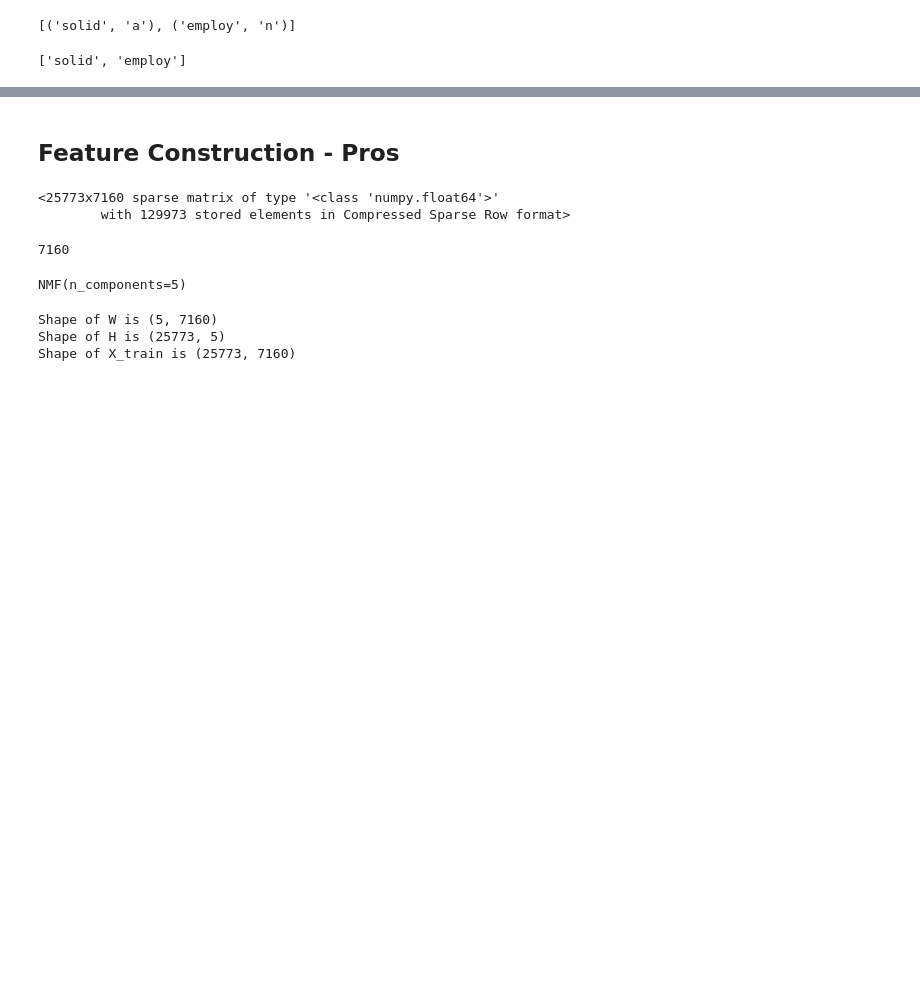
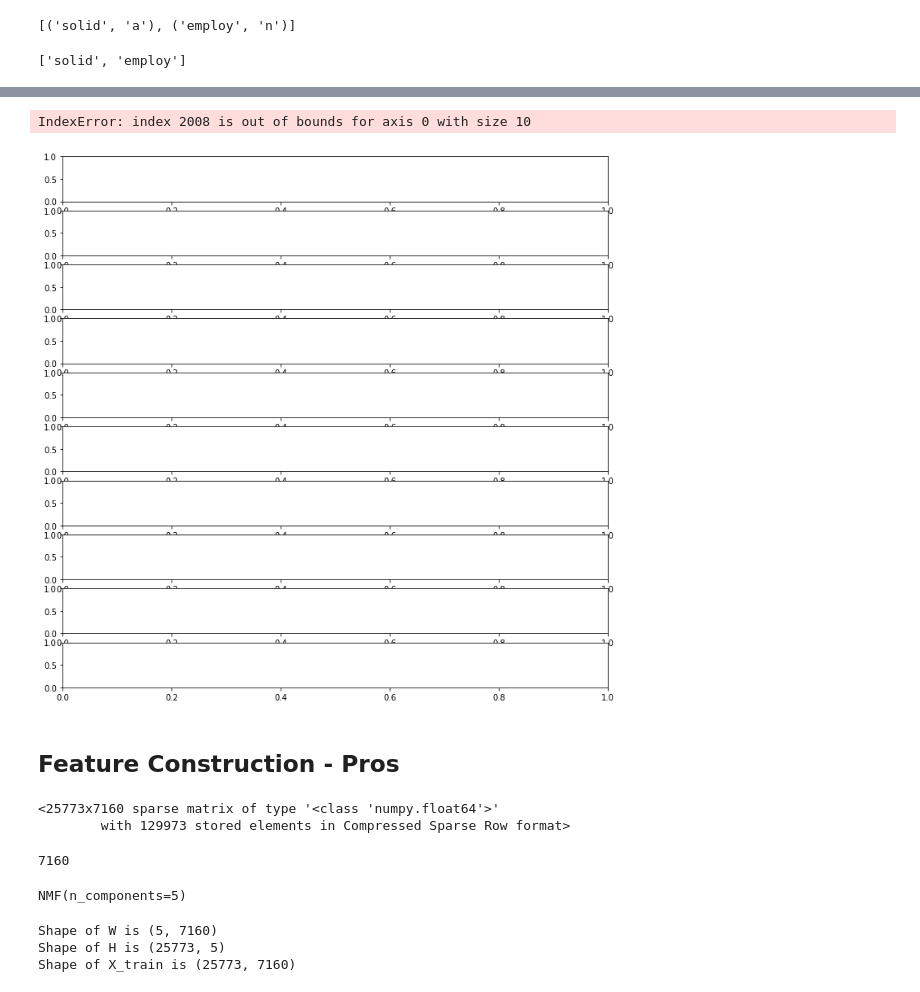
Before and after one commit to t36yang/GlassDoorReviewAnalayis-Bank, a Jupyter notebook: Notebook/Citi Glasssdoor Review - Preprocessing.ipynb, the cells around one changed output, grey strips where cells are left out. Drawn from its saved outputs; the diff is of its cells as text; code cells hidden in the pictures; blank space fills up the shorter version.

```diff
--- a/Notebook/Citi Glasssdoor Review - Preprocessing.ipynb
+++ b/Notebook/Citi Glasssdoor Review - Preprocessing.ipynb
@@ -356,3 +315,47 @@ new_df.to_csv('cleanedreview.csv',index=False)
+# %%
+year_df=new_df[['txtTitle','txtPros','txtCons','Year']].dropna()
+# %%
+year_df=year_df.sort_values(by='Year')
+# %%
+# Set up figure and axes
+fig, axes = plt.subplots(nrows=10, figsize=(12, 12))
+
+# Empty dict to hold words that have already been plotted and their colors
+plotted_words_and_colors = {}
+# Establish color palette to pull from
+# (If you get an error message about popping from an empty list, increase this #)
+color_palette = sns.color_palette('cividis', n_colors=38)
+
+# Creating a plot for each year
+#data_by_year = [y for _,y in new_df.groupby('Year', sort=True, as_index=False)]
+
+years=[x for x in (year_df['Year'].unique())]
+
+all_words_in_year=[]
+
+for year in years:
+    # Find top 10 words in this year
+    for text in year_df.loc[year_df['Year'] == year]:
+        all_words_in_year=year_df['txtPros'].explode()
+        top_10 = all_words_in_year.value_counts()[:10]
+    # Select appropriate colors, reusing colors if words repeat
+        colors = []
+        for word in top_10.index:
+            if word not in plotted_words_and_colors:
+                new_color = color_palette.pop(0)
+                plotted_words_and_colors[word] = new_color
+            colors.append(plotted_words_and_colors[word])
+
+    # Select axes, plot data, set title
+    ax = axes[year]
+    ax.bar(top_10.index, top_10.values, color=colors)
+    ax.set_title(year_df.iloc[0].Year)
+
+
+fig.tight_layout()
+# %% [output]
+IndexError: index 2008 is out of bounds for axis 0 with size 10
+[figure, added]
 # %% [markdown]
 ## Feature Construction - Pros
 # %%
```
Also changed, not shown: parts of 62 cells of this notebook, 1 other file.
